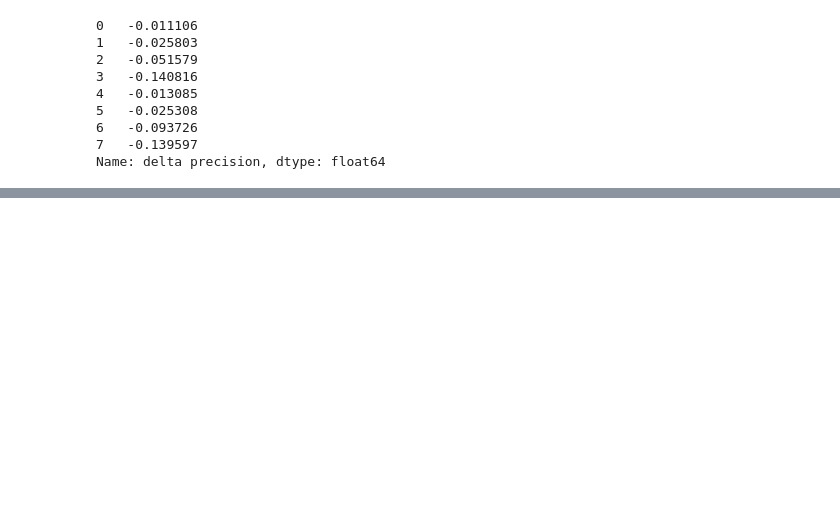
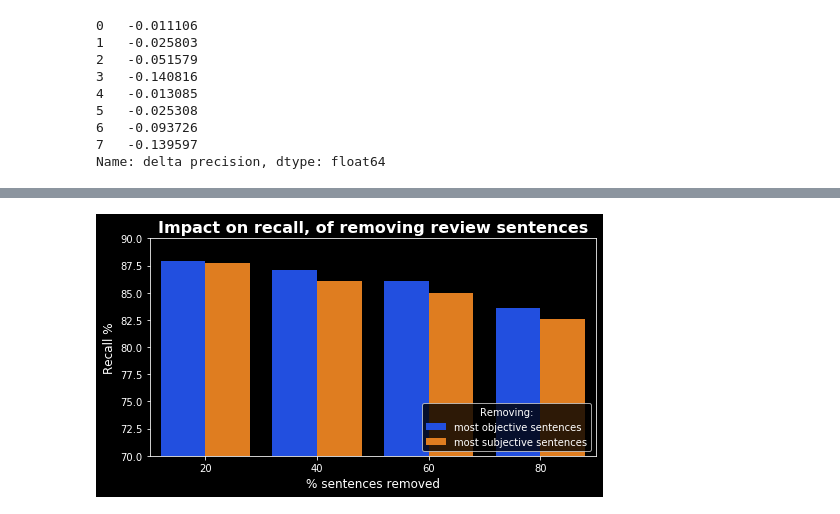
Before and after one commit to j-gd/movie_mood, a Jupyter notebook: src/AB testing results analysis.ipynb, the cells around one changed output, grey strips where cells are left out. Drawn from its saved outputs; the diff is of its cells as text; code cells hidden in the pictures; blank space fills up the shorter version.

Commit message:
Create nice seaborn plots for Recall and Precision

```diff
--- a/src/AB testing results analysis.ipynb
+++ b/src/AB testing results analysis.ipynb
@@ -39,4 +22,5 @@ plt.scatter(df.percent.iloc[4:8],df['delta recall'][4:8]);
 # %%
 res = df[['case', 'remove', 'percent', 'precision', 'recall']]
-res
+res['precision'] = res['precision'] * 100
+res['recall'] = res['recall'] * 100
 # %% [output]
@@ -60 +57,24 @@ res
+# %%
+with plt.style.context('dark_background'):
+    sns.set_palette("bright")
+#     sns.set_palette(sns.color_palette("Accent", 10))
+
+    fig, ax = plt.subplots(figsize=(8, 4))
+
+    ax = sns.barplot(ax=ax, x="percent", y="recall", hue="remove", data=res, ci=None)
+#     ax.set(xlabel='% sentences removed', ylabel='Recall %')
+    ax.set_xlabel("% sentences removed",fontsize=12)
+    ax.set_ylabel("Recall %",fontsize=12)
+    ax.set_ylim([70, 90])
+
+
+    ax.set_title('Impact on recall, of removing review sentences', weight='bold').set_fontsize('16')
+    # plt.legend.set_title('Removing most objective sentences')
+    legend = plt.legend(loc='lower right')
+    legend.set_title('Removing:')
+
+    new_labels = ['most objective sentences', 'most subjective sentences']
+    for t, l in zip(legend.texts, new_labels): t.set_text(l)
+# %% [output]
+[figure, added]
 # %%
```
Also changed, not shown: parts of 6 cells of this notebook.
